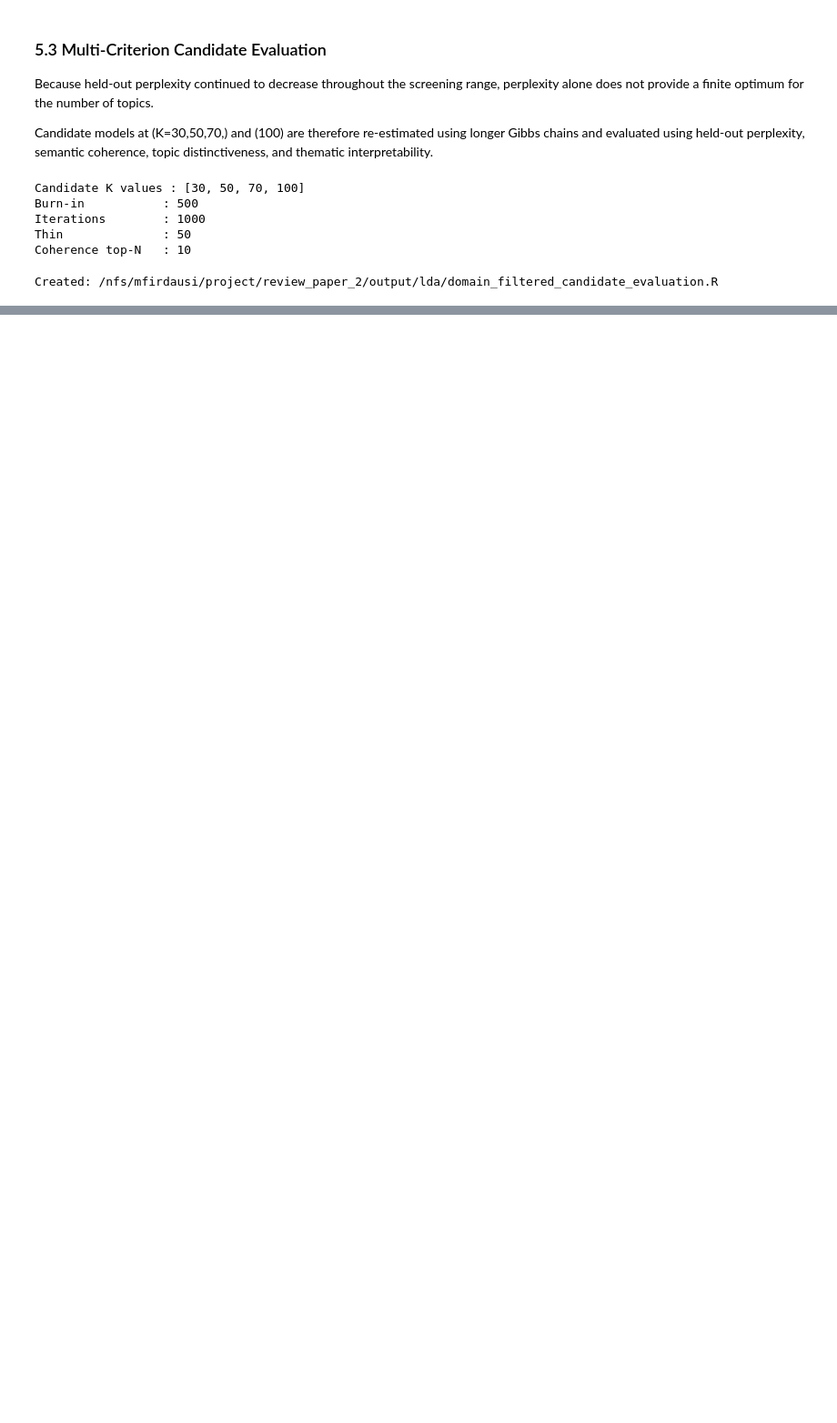
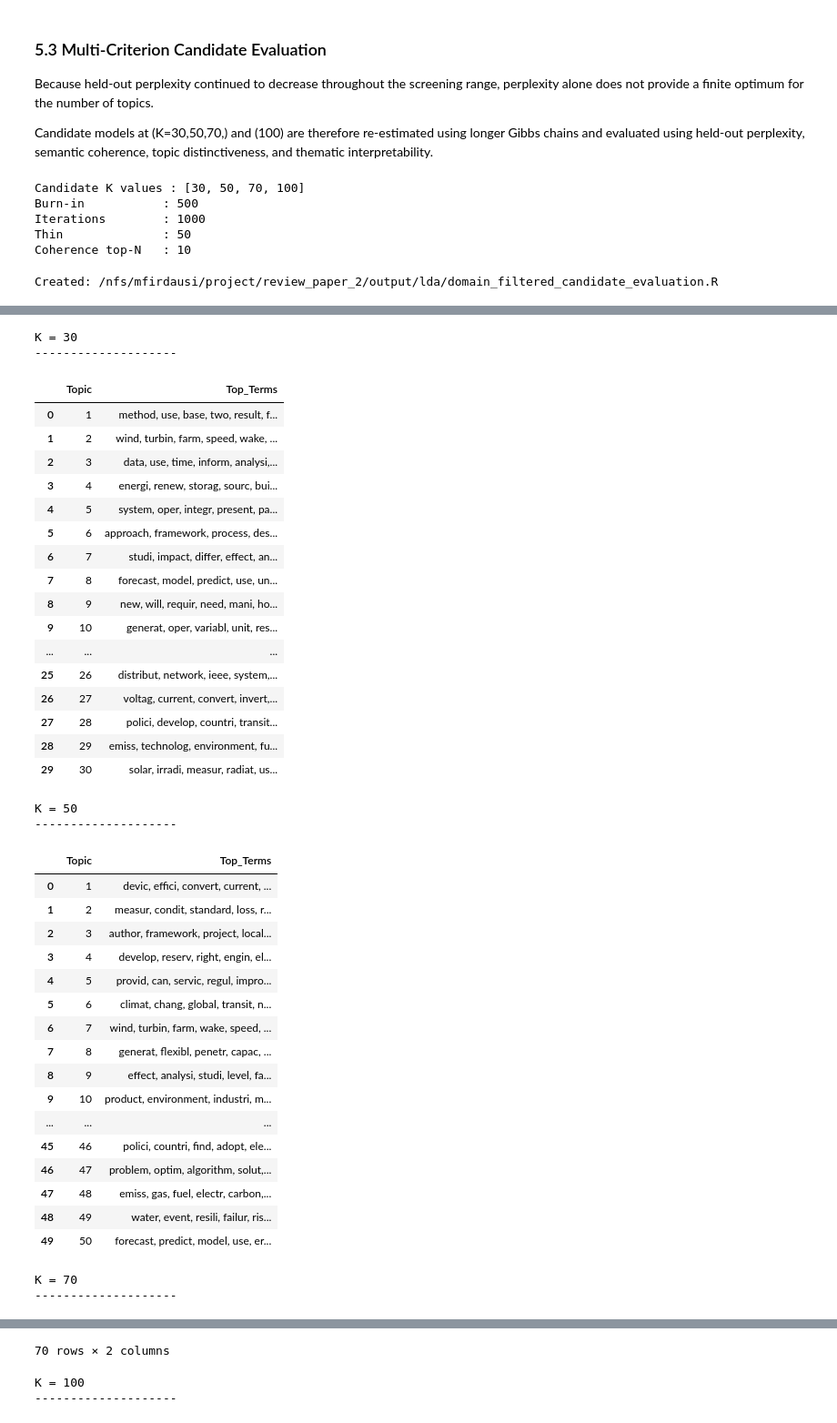
Before and after one commit to mdzalfirdausi/review_paper_2, a Jupyter notebook: notebooks/2.topic_modeling_iss.ipynb, the cells around one changed output, grey strips where cells are left out. Shown at 91% size. Saved outputs shown, nothing was run; the diff lists cells and outputs as text; code cells hidden in the pictures; blank space fills up the shorter version.

```diff
--- a/notebooks/2.topic_modeling_iss.ipynb
+++ b/notebooks/2.topic_modeling_iss.ipynb
@@ -3639,0 +3777,76 @@ Minimum DF: 11
+# %%
+overton_candidate_top_terms = {}
+
+for k in K_CANDIDATES:
+
+    top_terms_file = (
+        candidate_output_dir
+        / f"top_terms_K{k}.csv"
+    )
+
+    top_terms_df = pd.read_csv(
+        top_terms_file
+    )
+
+    overton_candidate_top_terms[k] = (
+        top_terms_df
+    )
+
+    topic_summary = (
+        top_terms_df[
+            top_terms_df["Rank"] <= 10
+        ]
+        .groupby("Topic")["Term"]
+        .apply(
+            lambda terms: ", ".join(terms)
+        )
+        .reset_index(
+            name="Top_Terms"
+        )
+    )
+
+    print(f"\nK = {k}")
+    print("-" * 20)
+
+    display(topic_summary)
+# %% [output]
+K = 30
+--------------------
+|  | Topic | Top_Terms |
+| 0 | 1 | method, use, base, two, result, f... |
+| 1 | 2 | wind, turbin, farm, speed, wake, ... |
+| 2 | 3 | data, use, time, inform, analysi,... |
+| 3 | 4 | energi, renew, storag, sourc, bui... |
+| 4 | 5 | system, oper, integr, present, pa... |
+| 5 | 6 | approach, framework, process, des... |
+| 6 | 7 | studi, impact, differ, effect, an... |
+| 7 | 8 | forecast, model, predict, use, un... |
+| 8 | 9 | new, will, requir, need, mani, ho... |
+| 9 | 10 | generat, oper, variabl, unit, res... |
+| ... | ... | ... |
+| 25 | 26 | distribut, network, ieee, system,... |
+| 26 | 27 | voltag, current, convert, invert,... |
+| 27 | 28 | polici, develop, countri, transit... |
+| 28 | 29 | emiss, technolog, environment, fu... |
+| 29 | 30 | solar, irradi, measur, radiat, us... |
+K = 50
+--------------------
+|  | Topic | Top_Terms |
+| 0 | 1 | devic, effici, convert, current, ... |
+| 1 | 2 | measur, condit, standard, loss, r... |
+| 2 | 3 | author, framework, project, local... |
+| 3 | 4 | develop, reserv, right, engin, el... |
+| 4 | 5 | provid, can, servic, regul, impro... |
+| 5 | 6 | climat, chang, global, transit, n... |
+| 6 | 7 | wind, turbin, farm, wake, speed, ... |
+| 7 | 8 | generat, flexibl, penetr, capac, ... |
+| 8 | 9 | effect, analysi, studi, level, fa... |
+| 9 | 10 | product, environment, industri, m... |
+| ... | ... | ... |
+| 45 | 46 | polici, countri, find, adopt, ele... |
+| 46 | 47 | problem, optim, algorithm, solut,... |
+| 47 | 48 | emiss, gas, fuel, electr, carbon,... |
+| 48 | 49 | water, event, resili, failur, ris... |
+| 49 | 50 | forecast, predict, model, use, er... |
+K = 70
+--------------------
@@ -3639,0 +3865,3 @@ Minimum DF: 11
+70 rows × 2 columns
+K = 100
+--------------------
```
Also changed, not shown: parts of 5 cells of this notebook.
